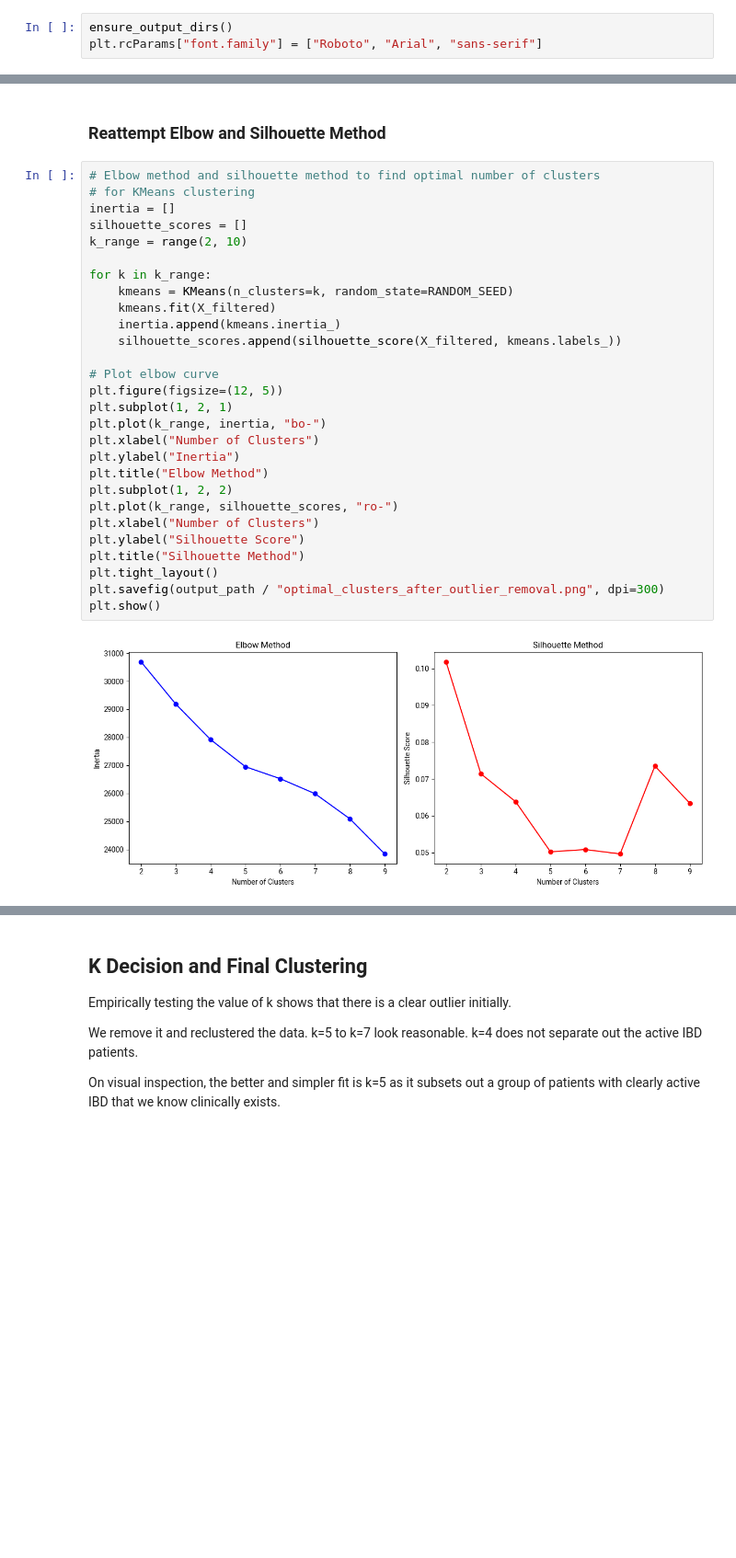
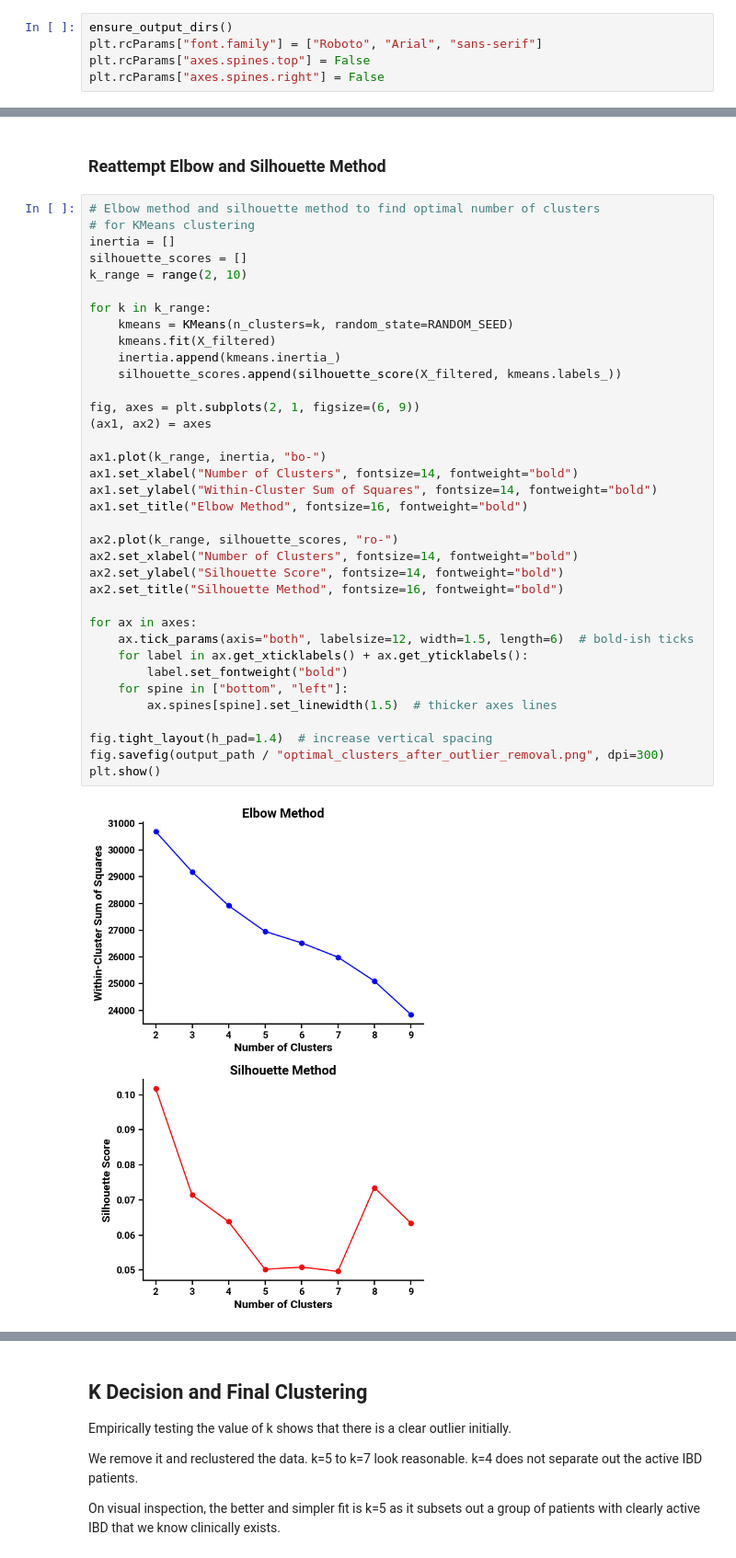
Before and after one commit to 1-gut/machine_learning_for_ibd_fatigue, a Jupyter notebook: 11_clustering_knn.ipynb, the cells around one changed output, grey strips where cells are left out. Shown at 92% size. Cells and saved outputs as stored; diff of their text form; blank space fills up the shorter version.

Commit message:
feat: updated figure styling for export and creation of supplementary figure 5

```diff
--- a/11_clustering_knn.ipynb
+++ b/11_clustering_knn.ipynb
@@ -27,6 +27,8 @@ import pandas as pd
 # %%
 ensure_output_dirs()
 plt.rcParams["font.family"] = ["Roboto", "Arial", "sans-serif"]
+plt.rcParams["axes.spines.top"] = False
+plt.rcParams["axes.spines.right"] = False
 # %% [markdown]
 ## Pipeline Configuration & Data Loading
 # %%
@@ -220,33 +222,41 @@ Outlier indices: [1194]
 # %%
 # Elbow method and silhouette method to find optimal number of clusters
 # for KMeans clustering
 inertia = []
 silhouette_scores = []
 k_range = range(2, 10)
 
 for k in k_range:
     kmeans = KMeans(n_clusters=k, random_state=RANDOM_SEED)
     kmeans.fit(X_filtered)
     inertia.append(kmeans.inertia_)
     silhouette_scores.append(silhouette_score(X_filtered, kmeans.labels_))
 
-# Plot elbow curve
-plt.figure(figsize=(12, 5))
-plt.subplot(1, 2, 1)
-plt.plot(k_range, inertia, "bo-")
-plt.xlabel("Number of Clusters")
-plt.ylabel("Inertia")
-plt.title("Elbow Method")
-plt.subplot(1, 2, 2)
-plt.plot(k_range, silhouette_scores, "ro-")
-plt.xlabel("Number of Clusters")
-plt.ylabel("Silhouette Score")
-plt.title("Silhouette Method")
-plt.tight_layout()
-plt.savefig(output_path / "optimal_clusters_after_outlier_removal.png", dpi=300)
+fig, axes = plt.subplots(2, 1, figsize=(6, 9))
+(ax1, ax2) = axes
+
+ax1.plot(k_range, inertia, "bo-")
+ax1.set_xlabel("Number of Clusters", fontsize=14, fontweight="bold")
+ax1.set_ylabel("Within-Cluster Sum of Squares", fontsize=14, fontweight="bold")
+ax1.set_title("Elbow Method", fontsize=16, fontweight="bold")
+
+ax2.plot(k_range, silhouette_scores, "ro-")
+ax2.set_xlabel("Number of Clusters", fontsize=14, fontweight="bold")
+ax2.set_ylabel("Silhouette Score", fontsize=14, fontweight="bold")
+ax2.set_title("Silhouette Method", fontsize=16, fontweight="bold")
+
+for ax in axes:
+    ax.tick_params(axis="both", labelsize=12, width=1.5, length=6)  # bold-ish ticks
+    for label in ax.get_xticklabels() + ax.get_yticklabels():
+        label.set_fontweight("bold")
+    for spine in ["bottom", "left"]:
+        ax.spines[spine].set_linewidth(1.5)  # thicker axes lines
+
+fig.tight_layout(h_pad=1.4)  # increase vertical spacing
+fig.savefig(output_path / "optimal_clusters_after_outlier_removal.png", dpi=300)
 plt.show()
 # %% [output]
-[figure, old version]
+[figure, new version]
 # %%
 k_range = range(2, 11)
 results = []
```
Also changed, not shown: parts of 3 cells of this notebook.
